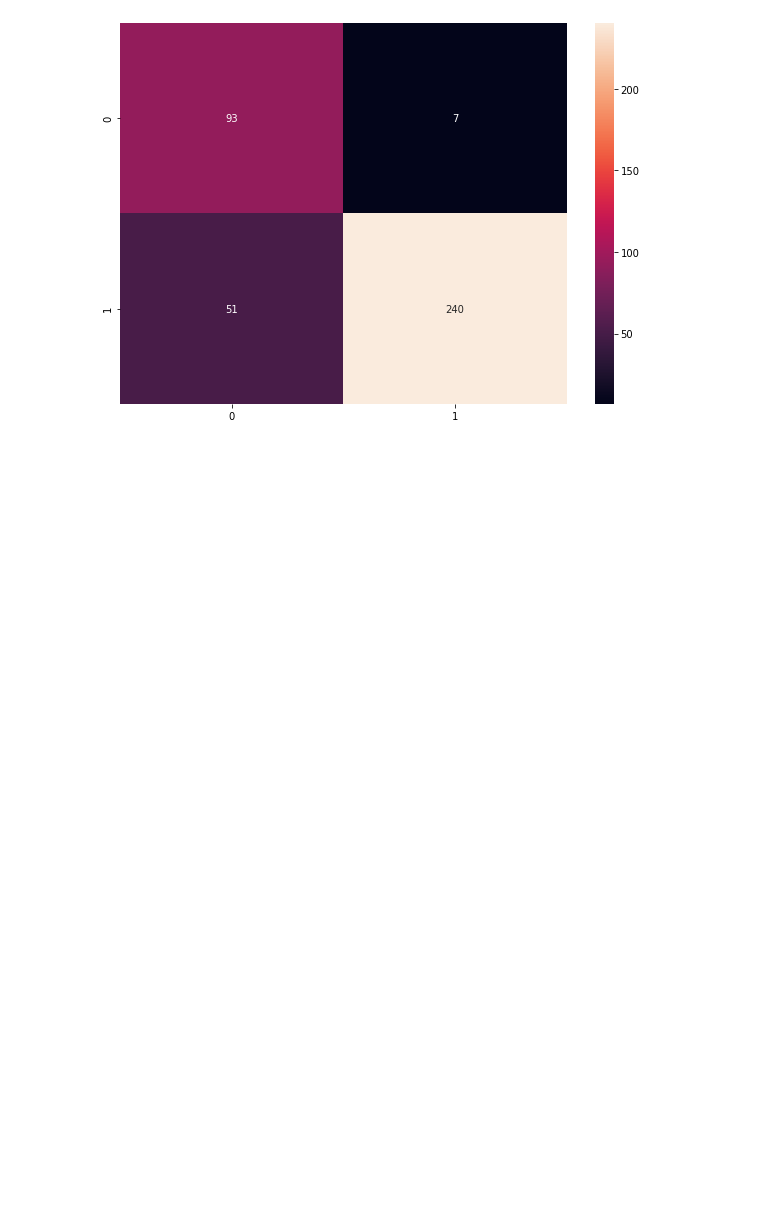
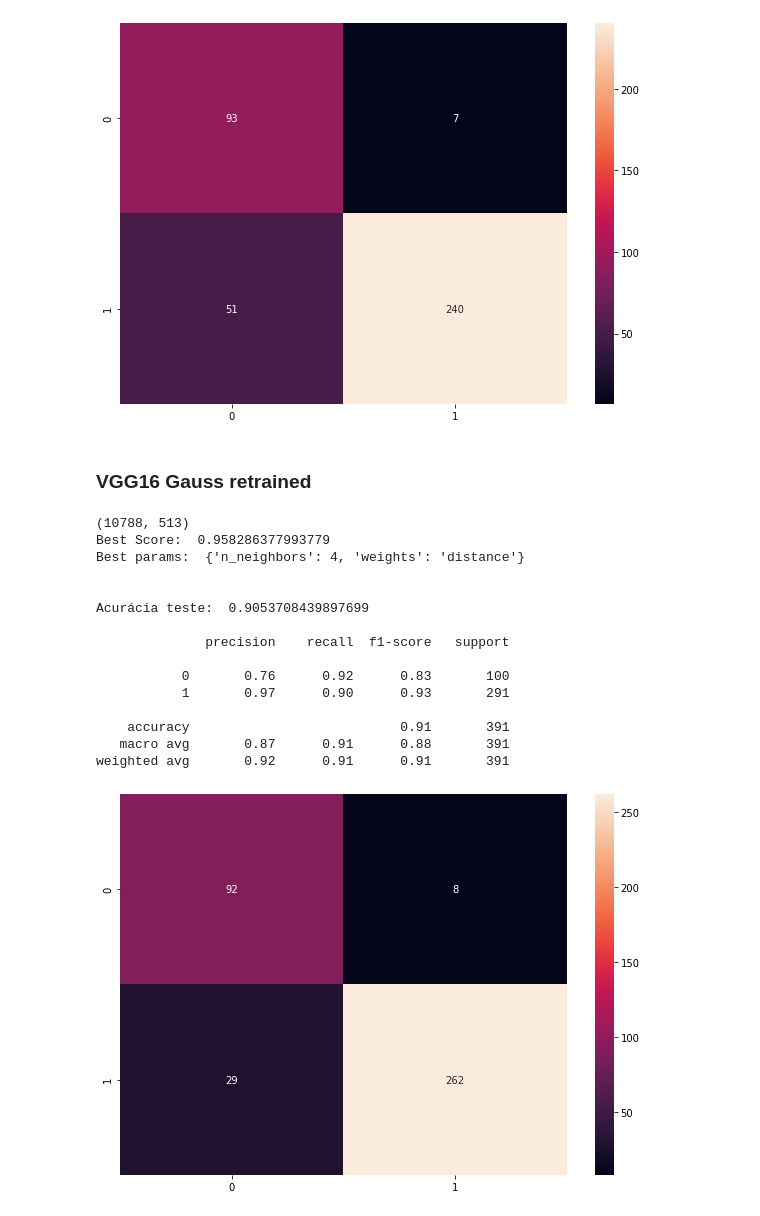
Before and after one commit to silveiraluiza/rn-cin-covid, a Jupyter notebook: machine learning/KNN.ipynb, the cells around one changed output. Cells and saved outputs as stored; diff of their text form; code cells hidden in the pictures; blank space fills up the shorter version.

```diff
--- a/machine learning/KNN.ipynb
+++ b/machine learning/KNN.ipynb
@@ -154,3 +154,32 @@ Acurácia teste:  0.8516624040920716
    macro avg       0.81      0.88      0.83       391
 weighted avg       0.89      0.85      0.86       391
 [figure]
+# %% [markdown]
+### VGG16 Gauss retrained
+# %%
+test = pd.read_csv("output/output_vgg16_gauss_test_retrained.csv", header=None)
+train = pd.read_csv("output/output_vgg16_gauss_train_retrained.csv", header=None)
+val = pd.read_csv("output/output_vgg16_gauss_val_retrained.csv", header=None)
+
+df_total = pd.concat([train,val])
+print(df_total.shape)
+
+
+train_predict_KNN(df_total, test)
+# %% [output]
+(10788, 513)
+Best Score:  0.958286377993779
+Best params:  {'n_neighbors': 4, 'weights': 'distance'}
+
+
+Acurácia teste:  0.9053708439897699
+
+              precision    recall  f1-score   support
+
+           0       0.76      0.92      0.83       100
+           1       0.97      0.90      0.93       291
+
+    accuracy                           0.91       391
+   macro avg       0.87      0.91      0.88       391
+weighted avg       0.92      0.91      0.91       391
+[figure, added]
```
Also changed, not shown: parts of 2 cells of this notebook.
